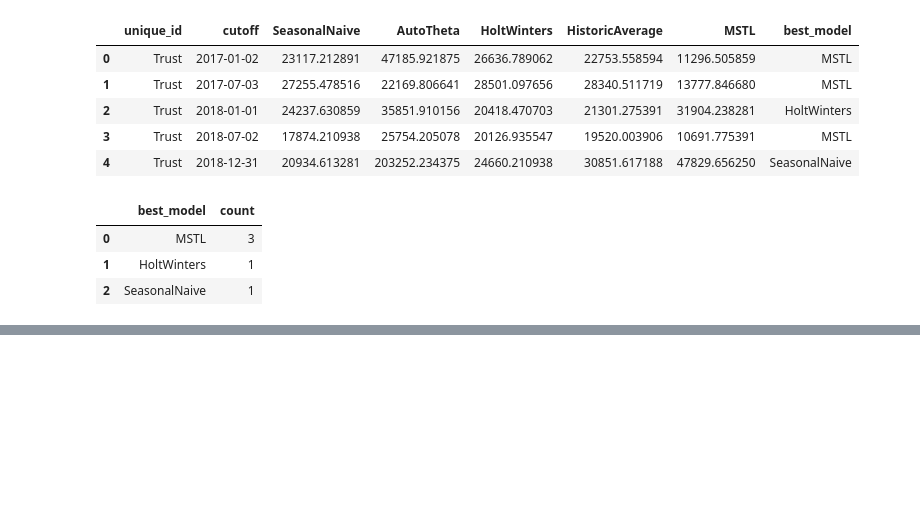
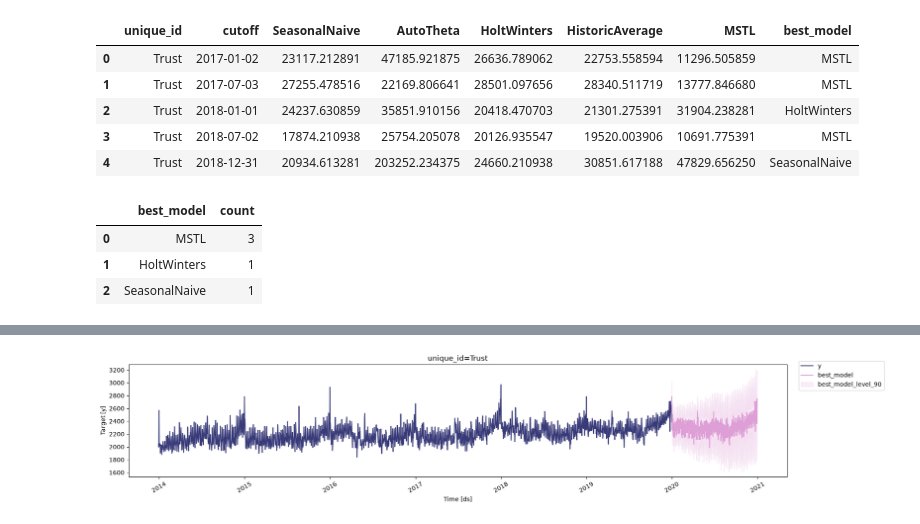
Before and after one commit to ambmodels/ambforecast-intern, a Jupyter notebook: statsforecast_ambulanceresponse.ipynb, the cells around one changed output, grey strips where cells are left out. Drawn from its saved outputs; the diff is of its cells as text; code cells hidden in the pictures; blank space fills up the shorter version.

```diff
--- a/statsforecast_ambulanceresponse.ipynb
+++ b/statsforecast_ambulanceresponse.ipynb
@@ -131,0 +138,15 @@ evaluation_df['best_model'].value_counts().to_frame().reset_index()
+# %%
+#making a dataframe with the best possible forecast for each unique_id
+def get_best_model_forecast(forecasts_df,evaluation_df):
+    with_best=forecasts_df.merge(evaluation_df[['unique_id','best_model']])
+    res = with_best[['unique_id','ds']].copy()
+    for suffix in ('', '-lo-90','-hi-90'):
+        res[f'best_model{suffix}'] = with_best.apply(lambda row: row[row['best_model'] + suffix],axis=1)
+    return res
+
+prod_forecasts_df = get_best_model_forecast(forecasts_df,evaluation_df)
+prod_forecasts_df.head()
+
+sf.plot(Trust, prod_forecasts_df, level=[90])
+# %% [output]
+[figure, added]
```
Also changed, not shown: parts of 1 cell of this notebook.
